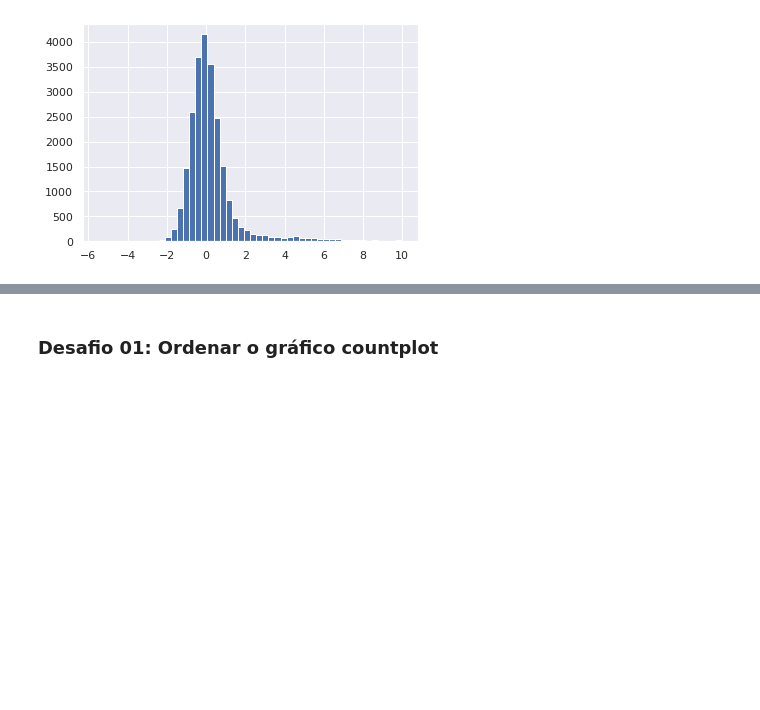
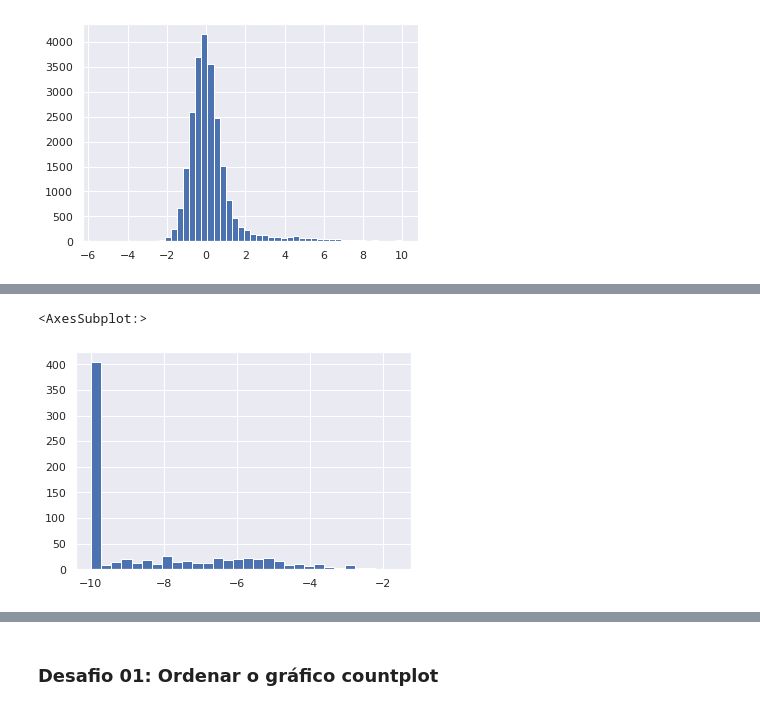
Before and after one commit to marcelsby/alura-imersao-dados-2021, a Jupyter notebook: src/Imersão Dados.ipynb, the cells around one changed output, grey strips where cells are left out. Saved outputs shown, nothing was run; the diff lists cells and outputs as text; code cells hidden in the pictures; blank space fills up the shorter version.

```diff
--- a/src/Imersão Dados.ipynb
+++ b/src/Imersão Dados.ipynb
@@ -251,4 +289,7 @@ data.loc[:, 'g-0':'g-771'].describe().T['mean'].hist(bins = 30)
 # %%
-data.loc[:, 'g-0':'g-771'].describe().T['min'].hist(bins = 30)
+data.loc[:, 'g0':'g771'].describe().T['min'].hist(bins = 30)
+# %% [output]
+<AxesSubplot:>
+[figure, added]
 # %%
 
```
Also changed, not shown: parts of 19 cells of this notebook.
